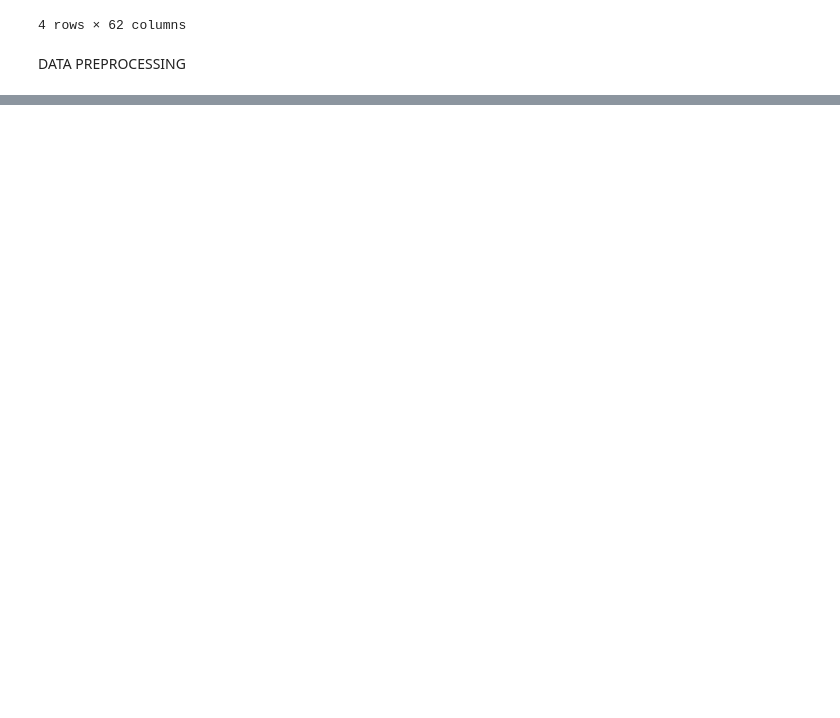
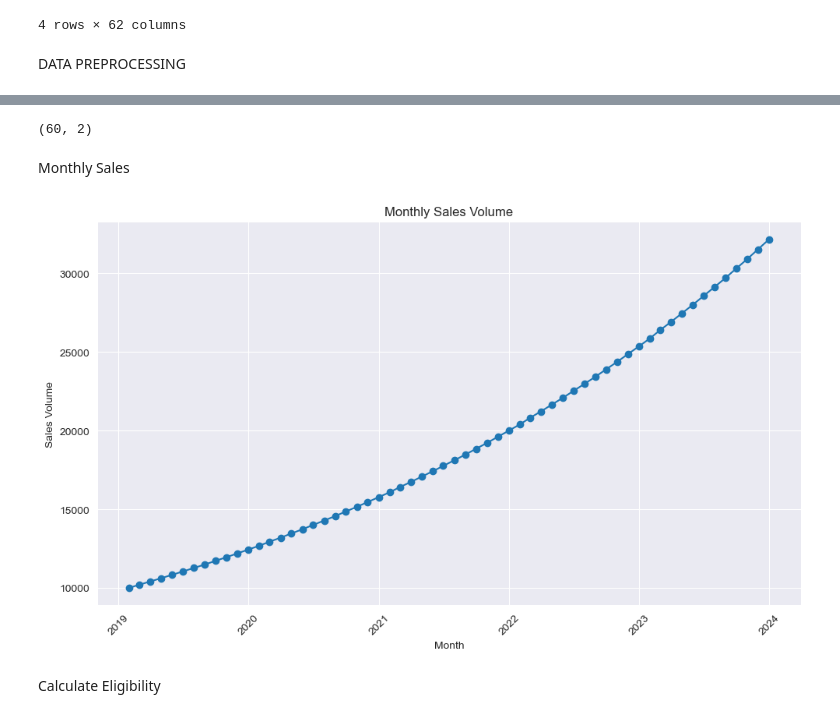
Before and after one commit to kinsDev/Credable_Hackathon, a Jupyter notebook: Credable_futures001.ipynb, the cells around one changed output, grey strips where cells are left out. Drawn from its saved outputs; the diff is of its cells as text; code cells hidden in the pictures; blank space fills up the shorter version.

```diff
--- a/Credable_futures001.ipynb
+++ b/Credable_futures001.ipynb
@@ -101,0 +60,9 @@ ModuleNotFoundError: No module named 'pulp'
+# %%
+data = {
+    'Month': ["1/31/19", "2/28/19", "3/31/19", "4/30/19", "5/31/19", "6/30/19", "7/31/19", "8/31/19", "9/30/19", "10/31/19", "11/30/19", "12/31/19", "1/31/20", "2/29/20", "3/31/20", "4/30/20", "5/31/20", "6/30/20", "7/31/20", "8/31/20", "9/30/20", "10/31/20", "11/30/20", "12/31/20", "1/31/21", "2/28/21", "3/31/21", "4/30/21", "5/31/21", "6/30/21", "7/31/21", "8/31/21", "9/30/21", "10/31/21", "11/30/21", "12/31/21", "1/31/22", "2/28/22", "3/31/22", "4/30/22", "5/31/22", "6/30/22", "7/31/22", "8/31/22", "9/30/22", "10/31/22", "11/30/22", "12/31/22", "1/31/23", "2/28/23", "3/31/23", "4/30/23", "5/31/23", "6/30/23", "7/31/23", "8/31/23", "9/30/23", "10/31/23", "11/30/23", "12/31/23"
+              ],
+    'Volume (units)': [10000, 10200, 10404, 10612, 10824, 11041, 11262, 11487, 11717, 11951, 12190, 12434, 12682, 12936, 13195, 13459, 13728, 14002, 14282, 14568, 14859, 15157, 15460, 15769, 16084, 16406, 16734, 17069, 17410, 17758, 18114, 18476, 18845, 19222, 19607, 19999, 20399, 20807, 21223, 21647, 22080, 22522, 22972, 23432, 23901, 24379, 24866, 25363, 25871, 26388, 26916, 27454, 28003, 28563, 29135, 29717, 30312, 30918, 31536, 32167
+                       ]
+}
+# %%
+df = pd.DataFrame(data)
@@ -101,0 +88,30 @@ ModuleNotFoundError: No module named 'pulp'
+# %%
+df.shape
+# %% [output]
+(60, 2)
+# %% [markdown]
+Monthly Sales
+# %%
+# Convert 'Month' column to datetime format
+df['Month'] = pd.to_datetime(df['Month'], format='%m/%d/%y')
+
+# Set 'Month' as the index
+df.set_index('Month', inplace=True)
+
+# Resample to monthly frequency and sum the sales volume
+monthly_sales = df.resample('M').sum()
+
+# Plot monthly sales volume
+plt.figure(figsize=(10, 6))
+plt.plot(monthly_sales.index, monthly_sales['Volume (units)'], marker='o', linestyle='-')
+plt.title('Monthly Sales Volume')
+plt.xlabel('Month')
+plt.ylabel('Sales Volume')
+plt.grid(True)
+plt.xticks(rotation=45)
+plt.tight_layout()
+plt.show()
+# %% [output]
+[figure, added]
+# %% [markdown]
+Calculate Eligibility
```
Also changed, not shown: parts of 10 cells of this notebook.
